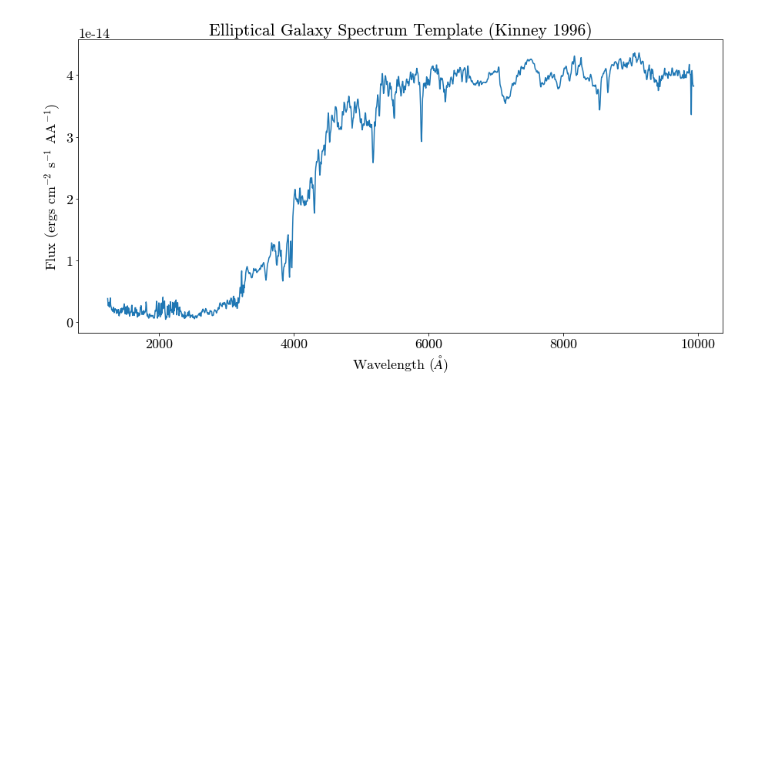
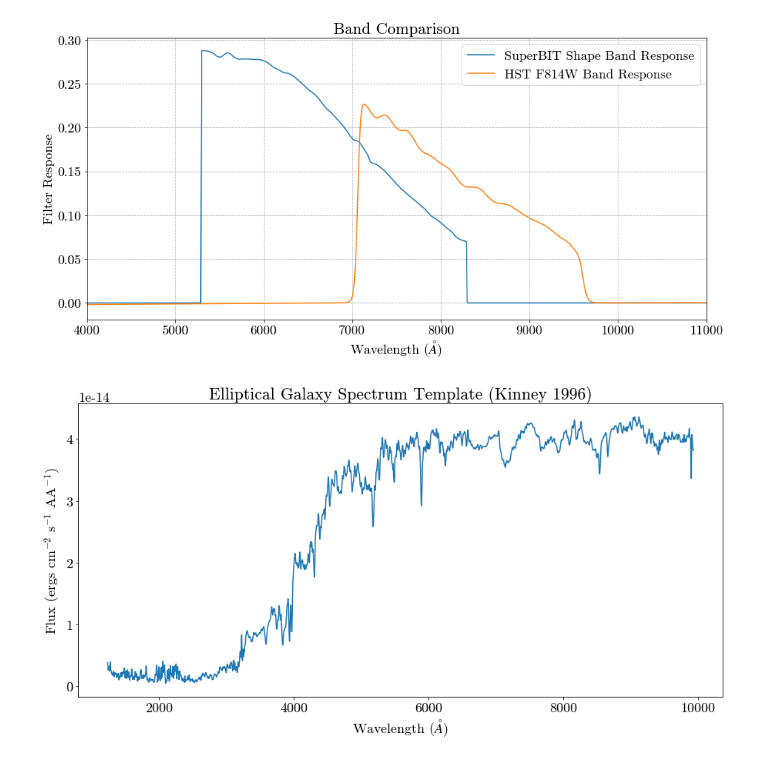
Before and after one commit to veome22/superbit_neff, a Jupyter notebook: gal_spectra_conversion_test.ipynb, the cells around one changed output. Drawn from its saved outputs; the diff is of its cells as text; code cells hidden in the pictures; blank space fills up the shorter version.

```diff
--- a/gal_spectra_conversion_test.ipynb
+++ b/gal_spectra_conversion_test.ipynb
@@ -47,6 +47,30 @@ lum_pivot = bit19.get_bandpass("lum").lam_pivot * (u.nm.to(u.AA))
 # x = bit.get_bandpass("shape").get_wavelengths() #gives weird behavior outside wavelength range
 x = np.arange(300, 1200, 1)
 sbit_lum = interpolate.interp1d(x*10, r_lum(x), fill_value="extrapolate")
+# %%
+plt.figure(figsize=(15,7))
+
+ls = np.arange(0, 13000, 1)
+a1 = 0.5
+a2 = 1.0
+
+
+plt.plot(ls, sbit_shape(ls), label='SuperBIT Shape Band Response', alpha=a2)
+# plt.plot(ls, sbit_lum(ls), label='SuperBIT19 Lum Band Response', alpha=a2)
+plt.plot(ls, f814w(ls), label='HST F814W Band Response', alpha=a2)
+
+
+plt.xlabel('Wavelength ($\AA$)')
+plt.ylabel('Filter Response')
+plt.title('Band Comparison')
+
+plt.legend()
+plt.xlim(4000, 11000)
+plt.grid(linestyle='--')
+plt.savefig("band_comparison.png")
+plt.show()
+# %% [output]
+[figure, added]
 # %%
 elliptical_template = np.genfromtxt('galaxy_spectra_kinney96/elliptical_template.ascii', usecols=range(2), invalid_raise=False)
 
```
Also changed, not shown: parts of 7 cells of this notebook, 1 other file.
